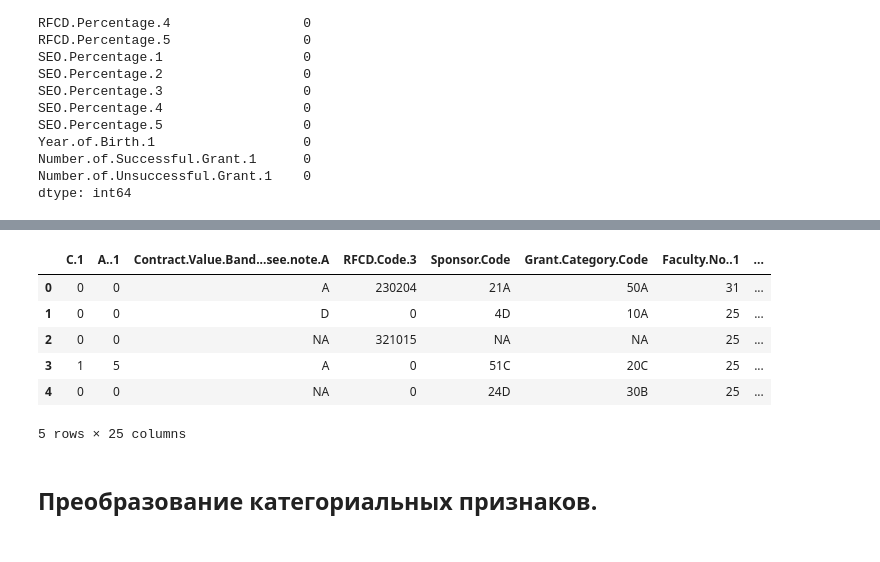
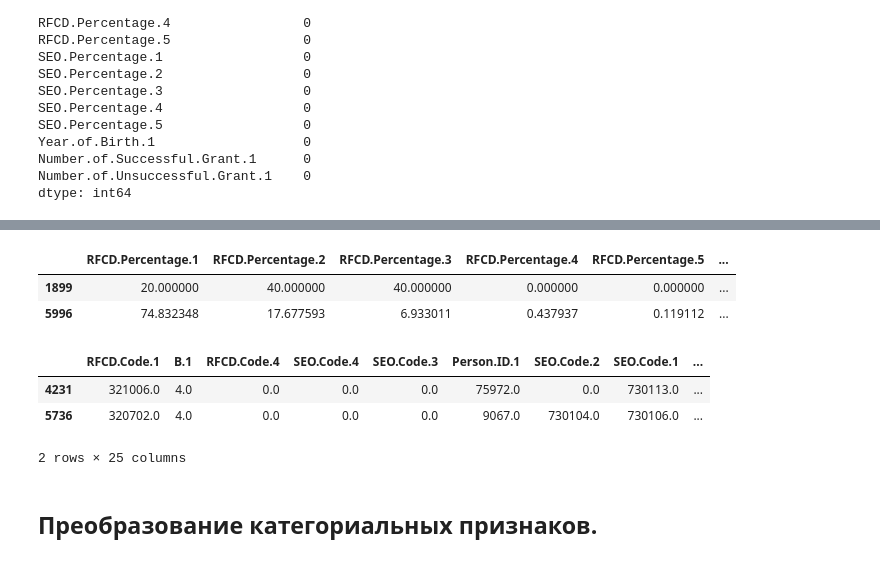
Before and after one commit to kilianovski/study, a Jupyter notebook: courses/supervised-learning/week_3/Preprocessing_LR_Coursera.ipynb, the cells around one changed output, grey strips where cells are left out. Saved outputs shown, nothing was run; the diff lists cells and outputs as text; code cells hidden in the pictures.

```diff
--- a/courses/supervised-learning/week_3/Preprocessing_LR_Coursera.ipynb
+++ b/courses/supervised-learning/week_3/Preprocessing_LR_Coursera.ipynb
@@ -206,13 +191,15 @@ dtype: int64
+# %%
+X_real_mean.iloc[[1899, 5996]]
+# %% [output]
+|  | RFCD.Percentage.1 | RFCD.Percentage.2 | RFCD.Percentage.3 | RFCD.Percentage.4 | RFCD.Percentage.5 | ... |
+| 1899 | 20.000000 | 40.000000 | 40.000000 | 0.000000 | 0.000000 | ... |
+| 5996 | 74.832348 | 17.677593 | 6.933011 | 0.437937 | 0.119112 | ... |
 # %%
-X_cat = X[categorical_cols]
-X_cat.fillna('NA', inplace=True)
-X_cat.head()
+X_cat = X[categorical_cols].fillna('NA').astype(str)
+X_cat.iloc[[4231, 5736]]
 # %% [output]
-|  | C.1 | A..1 | Contract.Value.Band...see.note.A | RFCD.Code.3 | Sponsor.Code | Grant.Category.Code | Faculty.No..1 | ... |
-| 0 | 0 | 0 | A | 230204 | 21A | 50A | 31 | ... |
-| 1 | 0 | 0 | D | 0 | 4D | 10A | 25 | ... |
-| 2 | 0 | 0 | NA | 321015 | NA | NA | 25 | ... |
-| 3 | 1 | 5 | A | 0 | 51C | 20C | 25 | ... |
-| 4 | 0 | 0 | NA | 0 | 24D | 30B | 25 | ... |
+|  | RFCD.Code.1 | B.1 | RFCD.Code.4 | SEO.Code.4 | SEO.Code.3 | Person.ID.1 | SEO.Code.2 | SEO.Code.1 | ... |
+| 4231 | 321006.0 | 4.0 | 0.0 | 0.0 | 0.0 | 75972.0 | 0.0 | 730113.0 | ... |
+| 5736 | 320702.0 | 4.0 | 0.0 | 0.0 | 0.0 | 9067.0 | 730104.0 | 730106.0 | ... |
-5 rows × 25 columns
+2 rows × 25 columns
 # %% [markdown]
```
Also changed, not shown: parts of 67 cells of this notebook, 6 other files.
